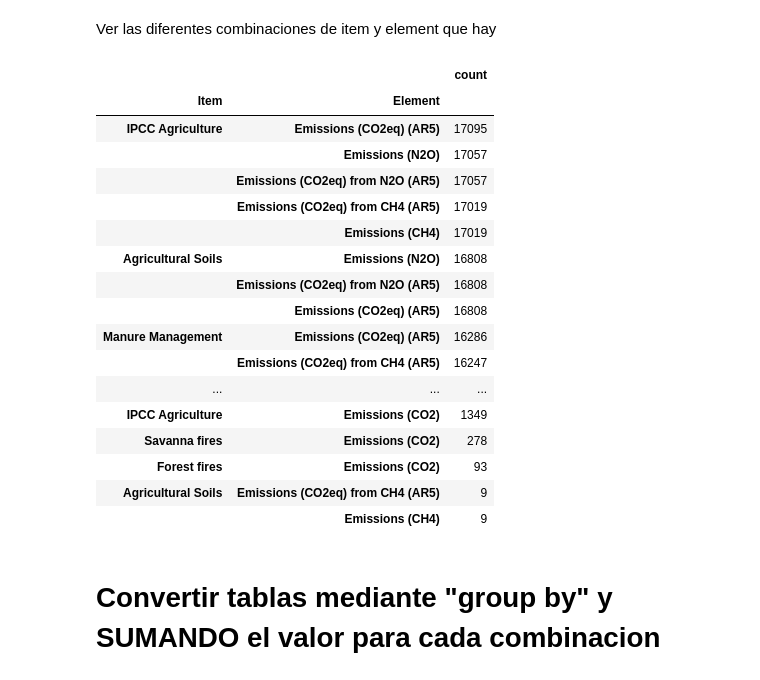
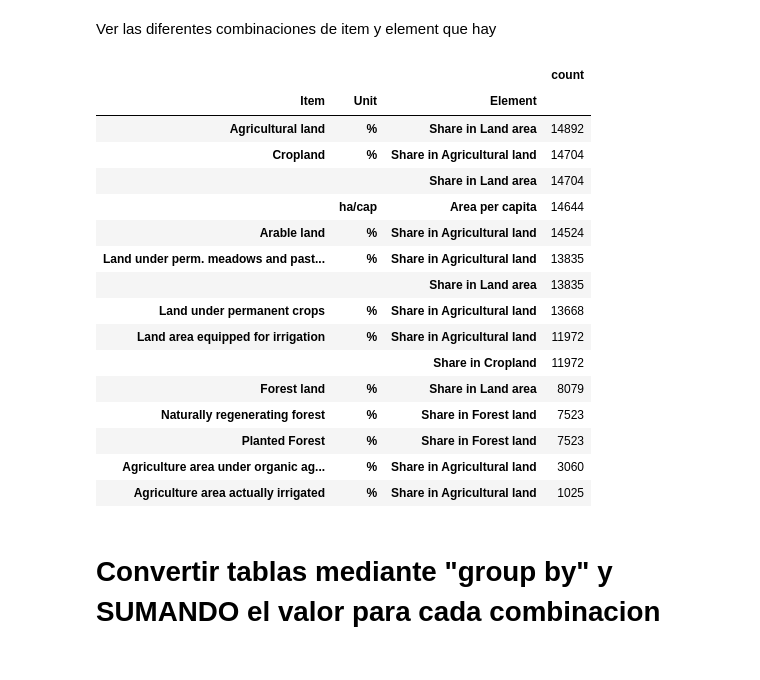
Before and after one commit to ezemriv/FAO-Food-CO2-Footprint, a Jupyter notebook: 03_groupby_extract_features.ipynb, the cells around one changed output. Cells and saved outputs as stored; diff of their text form; code cells hidden in the pictures.

Commit message:
modificaciones al 03_groupby_extract_features

```diff
--- a/03_groupby_extract_features.ipynb
+++ b/03_groupby_extract_features.ipynb
@@ -16,4 +18,19 @@ zip_path = r'.\data\FAOSTAT\all_raw\Emissions_Totals_E_All_Data_(Normalized).zip
+# %%
+def read_CSV (numero):
+    if numero < 10:
+        numero = "0" + str(numero) # Añade un cero al principio si el número es menor a 10
+
+    pattern = f"data//all_raw//{str(numero)}-*All_Data_(Normalized).zip"
+    matching_files = glob.glob(pattern)
+
+    if not matching_files:
+        print("No existe el archivo")
+        return None
+
+    return matching_files[0] # Selecciona el primer archivo que coincida con el patrón
 # %%
+zip_path = read_CSV(26) # pasar el número de archivo que se quiere leer de "all_raw"
+
 # Initialize an empty DataFrame
 df = pd.DataFrame()
 
@@ -65,26 +87,25 @@ df.head()
 Ver las diferentes combinaciones de item y element que hay
 # %%
 pd.set_option('display.max_rows', None)
-df.groupby('Item')['Element'].value_counts().to_frame().sort_values(by = 'count', ascending=False)
+df.groupby(['Item',"Unit"])['Element'].value_counts().to_frame().sort_values(by = 'count', ascending=False)
 # %% [output]
-|  |  | count |
-| Item | Element |  |
-| IPCC Agriculture | Emissions (CO2eq) (AR5) | 17095 |
-|  | Emissions (N2O) | 17057 |
-|  | Emissions (CO2eq) from N2O (AR5) | 17057 |
-|  | Emissions (CO2eq) from CH4 (AR5) | 17019 |
-|  | Emissions (CH4) | 17019 |
-| Agricultural Soils | Emissions (N2O) | 16808 |
-|  | Emissions (CO2eq) from N2O (AR5) | 16808 |
-|  | Emissions (CO2eq) (AR5) | 16808 |
-| Manure Management | Emissions (CO2eq) (AR5) | 16286 |
-|  | Emissions (CO2eq) from CH4 (AR5) | 16247 |
-| ... | ... | ... |
-| IPCC Agriculture | Emissions (CO2) | 1349 |
-| Savanna fires | Emissions (CO2) | 278 |
-| Forest fires | Emissions (CO2) | 93 |
-| Agricultural Soils | Emissions (CO2eq) from CH4 (AR5) | 9 |
-|  | Emissions (CH4) | 9 |
+|  |  |  | count |
+| Item | Unit | Element |  |
+| Agricultural land | % | Share in Land area | 14892 |
+| Cropland | % | Share in Agricultural land | 14704 |
+|  |  | Share in Land area | 14704 |
+|  | ha/cap | Area per capita | 14644 |
+| Arable land | % | Share in Agricultural land | 14524 |
+| Land under perm. meadows and past... | % | Share in Agricultural land | 13835 |
+|  |  | Share in Land area | 13835 |
+| Land under permanent crops | % | Share in Agricultural land | 13668 |
+| Land area equipped for irrigation | % | Share in Agricultural land | 11972 |
+|  |  | Share in Cropland | 11972 |
+| Forest land | % | Share in Land area | 8079 |
+| Naturally regenerating forest | % | Share in Forest land | 7523 |
+| Planted Forest | % | Share in Forest land | 7523 |
+| Agriculture area under organic ag... | % | Share in Agricultural land | 3060 |
+| Agriculture area actually irrigated | % | Share in Agricultural land | 1025 |
 # %% [markdown]
 # Convertir tablas mediante "group by" y SUMANDO el valor para cada combinacion
 # %% [markdown]
```
Also changed, not shown: parts of 10 cells of this notebook.
